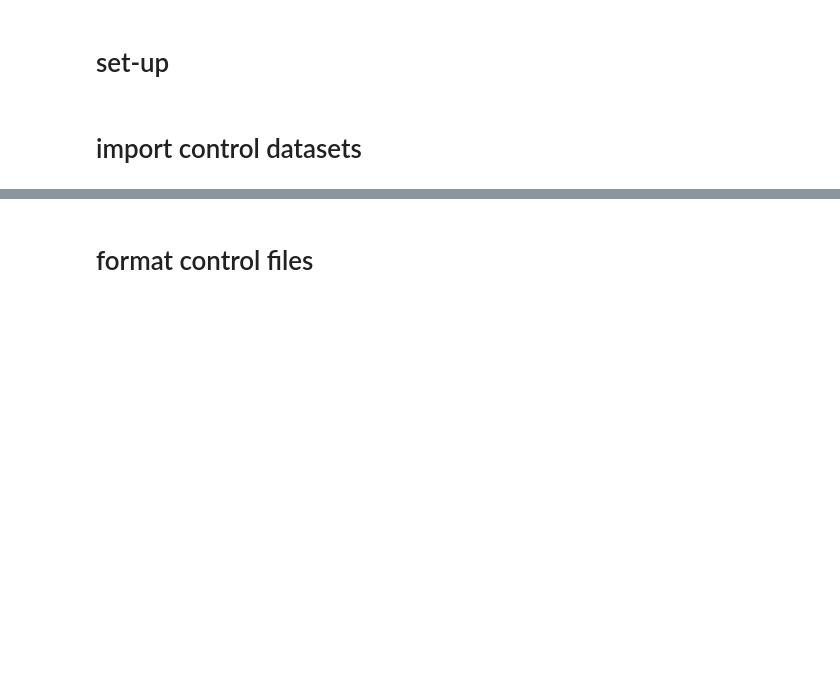
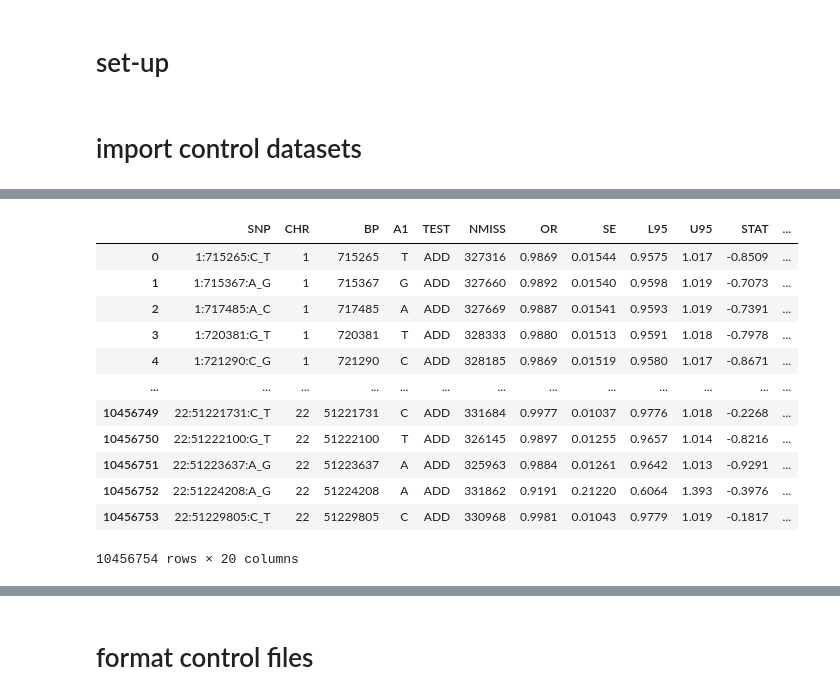
Before and after one commit to BSLeger/SUD_cross_species, a Jupyter notebook: magma_human_ctrls.ipynb, the cells around one changed output, grey strips where cells are left out. Saved outputs shown, nothing was run; the diff lists cells and outputs as text; code cells hidden in the pictures; blank space fills up the shorter version.

```diff
--- a/magma_human_ctrls.ipynb
+++ b/magma_human_ctrls.ipynb
@@ -56,3 +36,21 @@ file_dict={'facial_hair':pd.read_csv('age_facial_hair_male.txt.gz',compression='
     'bmi':pd.read_csv('bmi.giant-ukbb.meta-analysis.combined.23May2018.txt.gz',compression='gzip',delim_whitespace=True),
     'height':pd.read_csv('Meta-analysis_Wood_et_al+UKBiobank_2018.txt.gz',compression='gzip',sep='\t')
 }
+# %%
+file_dict={'maternal_smok':pd.read_csv('maternal_smok.txt',sep='\t')}
+# %%
+file_dict['maternal_smok']
+# %% [output]
+|  | SNP | CHR | BP | A1 | TEST | NMISS | OR | SE | L95 | U95 | STAT | ... |
+| 0 | 1:715265:C_T | 1 | 715265 | T | ADD | 327316 | 0.9869 | 0.01544 | 0.9575 | 1.017 | -0.8509 | ... |
+| 1 | 1:715367:A_G | 1 | 715367 | G | ADD | 327660 | 0.9892 | 0.01540 | 0.9598 | 1.019 | -0.7073 | ... |
+| 2 | 1:717485:A_C | 1 | 717485 | A | ADD | 327669 | 0.9887 | 0.01541 | 0.9593 | 1.019 | -0.7391 | ... |
+| 3 | 1:720381:G_T | 1 | 720381 | T | ADD | 328333 | 0.9880 | 0.01513 | 0.9591 | 1.018 | -0.7978 | ... |
+| 4 | 1:721290:C_G | 1 | 721290 | C | ADD | 328185 | 0.9869 | 0.01519 | 0.9580 | 1.017 | -0.8671 | ... |
+| ... | ... | ... | ... | ... | ... | ... | ... | ... | ... | ... | ... | ... |
+| 10456749 | 22:51221731:C_T | 22 | 51221731 | C | ADD | 331684 | 0.9977 | 0.01037 | 0.9776 | 1.018 | -0.2268 | ... |
+| 10456750 | 22:51222100:G_T | 22 | 51222100 | T | ADD | 326145 | 0.9897 | 0.01255 | 0.9657 | 1.014 | -0.8216 | ... |
+| 10456751 | 22:51223637:A_G | 22 | 51223637 | A | ADD | 325963 | 0.9884 | 0.01261 | 0.9642 | 1.013 | -0.9291 | ... |
+| 10456752 | 22:51224208:A_G | 22 | 51224208 | A | ADD | 331862 | 0.9191 | 0.21220 | 0.6064 | 1.393 | -0.3976 | ... |
+| 10456753 | 22:51229805:C_T | 22 | 51229805 | C | ADD | 330968 | 0.9981 | 0.01043 | 0.9779 | 1.019 | -0.1817 | ... |
+10456754 rows × 20 columns
```
Also changed, not shown: parts of 20 cells of this notebook, 21 other files.
